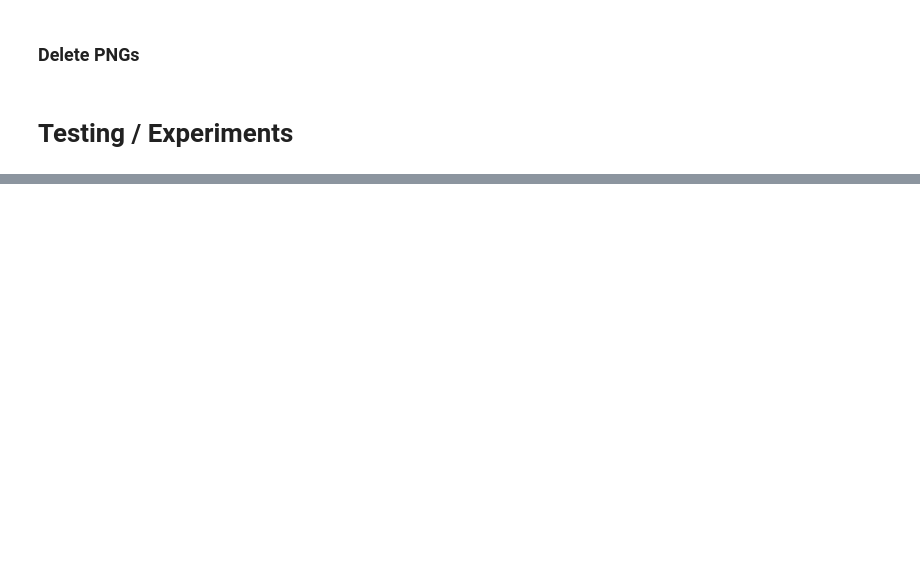
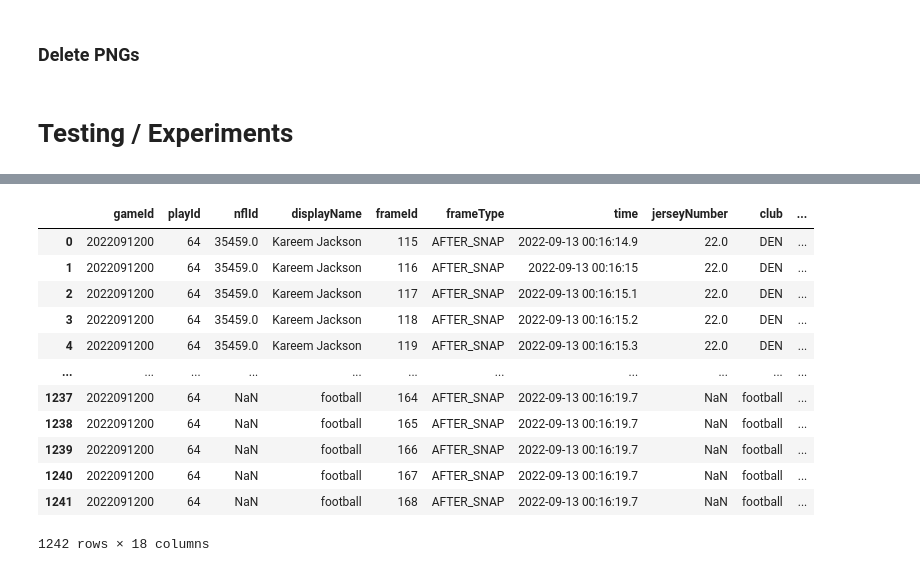
Before and after one commit to fsiddiqui2/NFLBigDataBowl, a Jupyter notebook: notebooks/animation_with_player_tracking.ipynb, the cells around one changed output, grey strips where cells are left out. Saved outputs shown, nothing was run; the diff lists cells and outputs as text; code cells hidden in the pictures; blank space fills up the shorter version.

Commit message:
visualizing prediction, bug fix

```diff
--- a/notebooks/animation_with_player_tracking.ipynb
+++ b/notebooks/animation_with_player_tracking.ipynb
@@ -216,3 +292,60 @@ for frameType in [before_snap, snap, after_snap]:
 after_snap = play1[play1.frameType == "AFTER_SNAP"]
 print(len(player_with_ball(play1)))
 player_with_ball(play1)
+# %%
+def predict_next_k_frames(play: pd.DataFrame, k: int) -> pd.DataFrame:
+    players = play['displayName'].unique()
+    new_after_snap = pd.DataFrame()
+
+    for value in players:
+        player_data = after_snap.loc[play['displayName'] == value]
+        x_data = [(row['frameId'], row['x']) for _, row in player_data.iterrows()]
+        y_data = [(row['frameId'], row['y']) for _, row in player_data.iterrows()]
+
+        X = np.array([point[0] for point in x_data]).reshape(-1, 1)  # Reshape to 2D array
+        x_pred = np.array([point[1] for point in x_data])
+        model_x = LinearRegression()
+        model_x.fit(X, x_pred)
+        max_frameid = y_data[-1][0]
+        next_frame_ids = np.array([max_frameid + i for i in range(1, k + 1)]).reshape(-1, 1)
+        predicted_x = model_x.predict(next_frame_ids)
+
+        Y = np.array([point[0] for point in y_data]).reshape(-1, 1)  # Reshape to 2D array
+        y_pred = np.array([point[1] for point in y_data])
+        model_y = LinearRegression()
+        model_y.fit(Y, y_pred)
+        max_frameid = y_data[-1][0]
+        next_frame_ids = np.array([max_frameid + i for i in range(1, k + 1)]).reshape(-1, 1)
+        predicted_y = model_y.predict(next_frame_ids)
+
+
+        new_rows = pd.DataFrame({
+            'frameId': next_frame_ids.flatten(),
+            'x': predicted_x.flatten(),
+            'y': predicted_y.flatten()
+        })
+
+        for col in play.columns:
+            if col not in new_rows.columns:
+                new_rows[col] = play[col].iloc[-1]
+
+        updated_player_data = pd.concat([player_data, new_rows], ignore_index=True)
+        new_after_snap = pd.concat([new_after_snap, updated_player_data], ignore_index=True)
+
+    return new_after_snap
+# %%
+predict_next_k_frames(after_snap, 5)
+# %% [output]
+|  | gameId | playId | nflId | displayName | frameId | frameType | time | jerseyNumber | club | ... |
+| 0 | 2022091200 | 64 | 35459.0 | Kareem Jackson | 115 | AFTER_SNAP | 2022-09-13 00:16:14.9 | 22.0 | DEN | ... |
+| 1 | 2022091200 | 64 | 35459.0 | Kareem Jackson | 116 | AFTER_SNAP | 2022-09-13 00:16:15 | 22.0 | DEN | ... |
+| 2 | 2022091200 | 64 | 35459.0 | Kareem Jackson | 117 | AFTER_SNAP | 2022-09-13 00:16:15.1 | 22.0 | DEN | ... |
+| 3 | 2022091200 | 64 | 35459.0 | Kareem Jackson | 118 | AFTER_SNAP | 2022-09-13 00:16:15.2 | 22.0 | DEN | ... |
+| 4 | 2022091200 | 64 | 35459.0 | Kareem Jackson | 119 | AFTER_SNAP | 2022-09-13 00:16:15.3 | 22.0 | DEN | ... |
+| ... | ... | ... | ... | ... | ... | ... | ... | ... | ... | ... |
+| 1237 | 2022091200 | 64 | NaN | football | 164 | AFTER_SNAP | 2022-09-13 00:16:19.7 | NaN | football | ... |
+| 1238 | 2022091200 | 64 | NaN | football | 165 | AFTER_SNAP | 2022-09-13 00:16:19.7 | NaN | football | ... |
+| 1239 | 2022091200 | 64 | NaN | football | 166 | AFTER_SNAP | 2022-09-13 00:16:19.7 | NaN | football | ... |
+| 1240 | 2022091200 | 64 | NaN | football | 167 | AFTER_SNAP | 2022-09-13 00:16:19.7 | NaN | football | ... |
+| 1241 | 2022091200 | 64 | NaN | football | 168 | AFTER_SNAP | 2022-09-13 00:16:19.7 | NaN | football | ... |
+1242 rows × 18 columns
```
Also changed, not shown: parts of 15 cells of this notebook, 1 other file.
